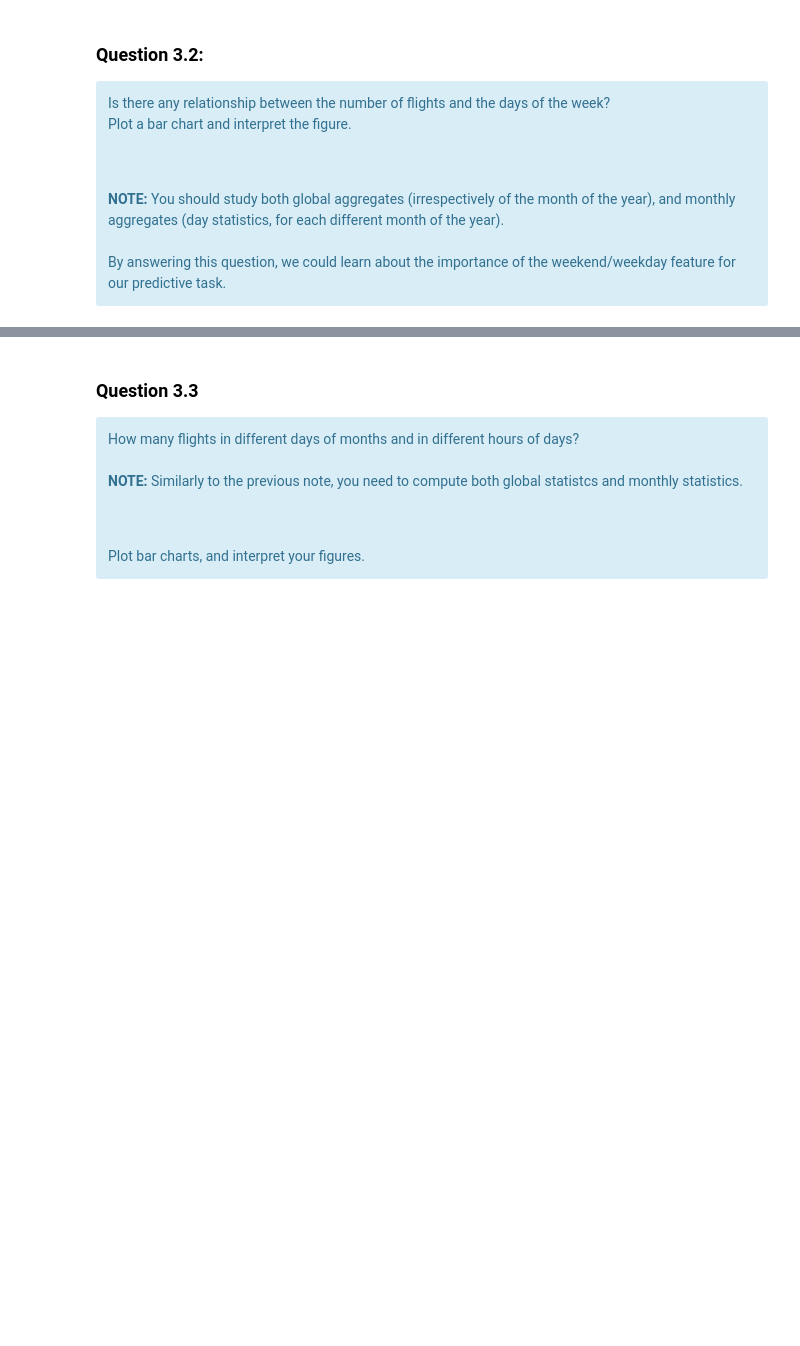
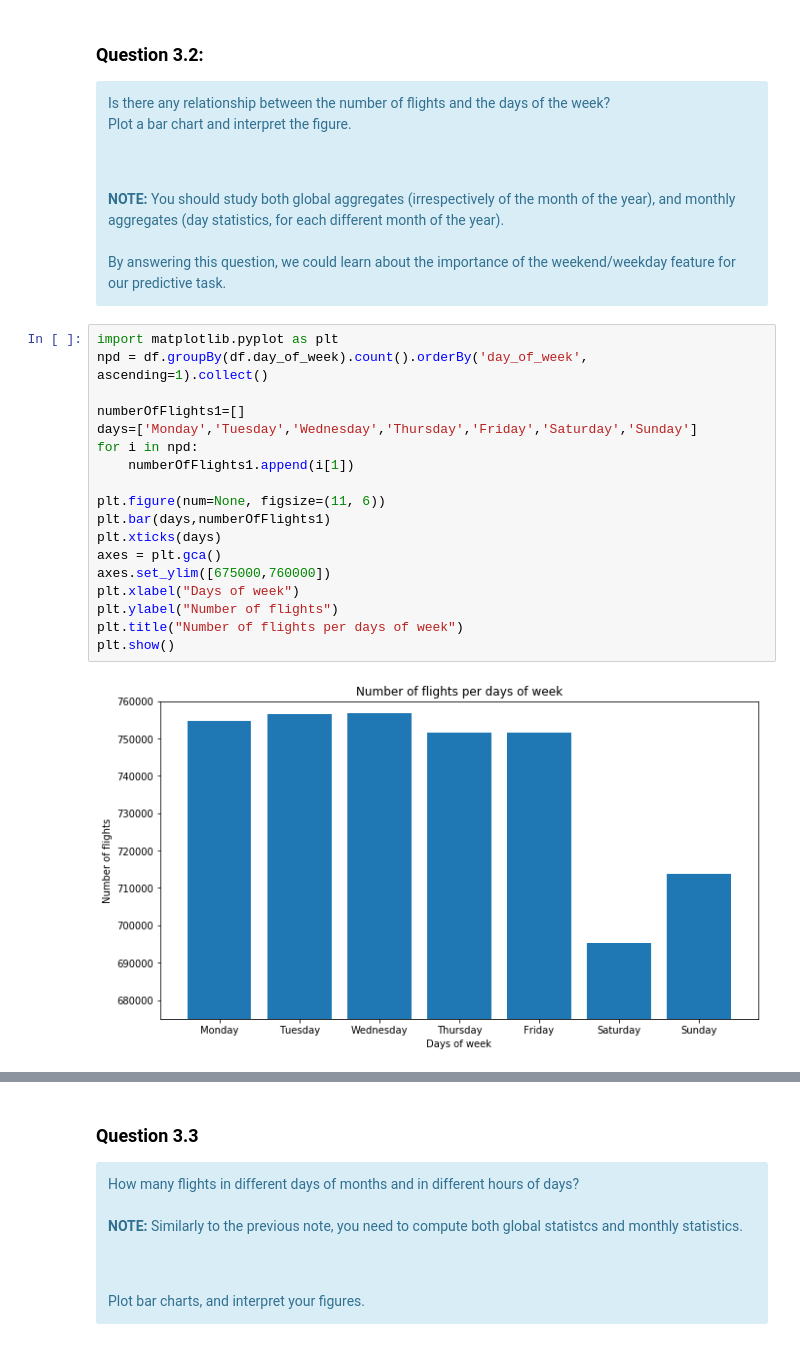
Before and after one commit to firas34/cloudLab2, a Jupyter notebook: SPARSQL.ipynb, the cells around one changed output, grey strips where cells are left out. Saved outputs shown, nothing was run; the diff lists cells and outputs as text; blank space fills up the shorter version.

```diff
--- a/SPARSQL.ipynb
+++ b/SPARSQL.ipynb
@@ -489,3 +495,23 @@ Plot a bar chart and interpret the figure.
 <br>
 By answering this question, we could learn about the importance of the weekend/weekday feature for our predictive task.
 </div>
+# %%
+import matplotlib.pyplot as plt
+npd = df.groupBy(df.day_of_week).count().orderBy('day_of_week', ascending=1).collect()
+
+numberOfFlights1=[]
+days=['Monday','Tuesday','Wednesday','Thursday','Friday','Saturday','Sunday']
+for i in npd:
+    numberOfFlights1.append(i[1])
+
+plt.figure(num=None, figsize=(11, 6))
+plt.bar(days,numberOfFlights1)
+plt.xticks(days)
+axes = plt.gca()
+axes.set_ylim([675000,760000])
+plt.xlabel("Days of week")
+plt.ylabel("Number of flights")
+plt.title("Number of flights per days of week")
+plt.show()
+# %% [output]
+[figure, added]
```
Also changed, not shown: parts of 20 cells of this notebook.
